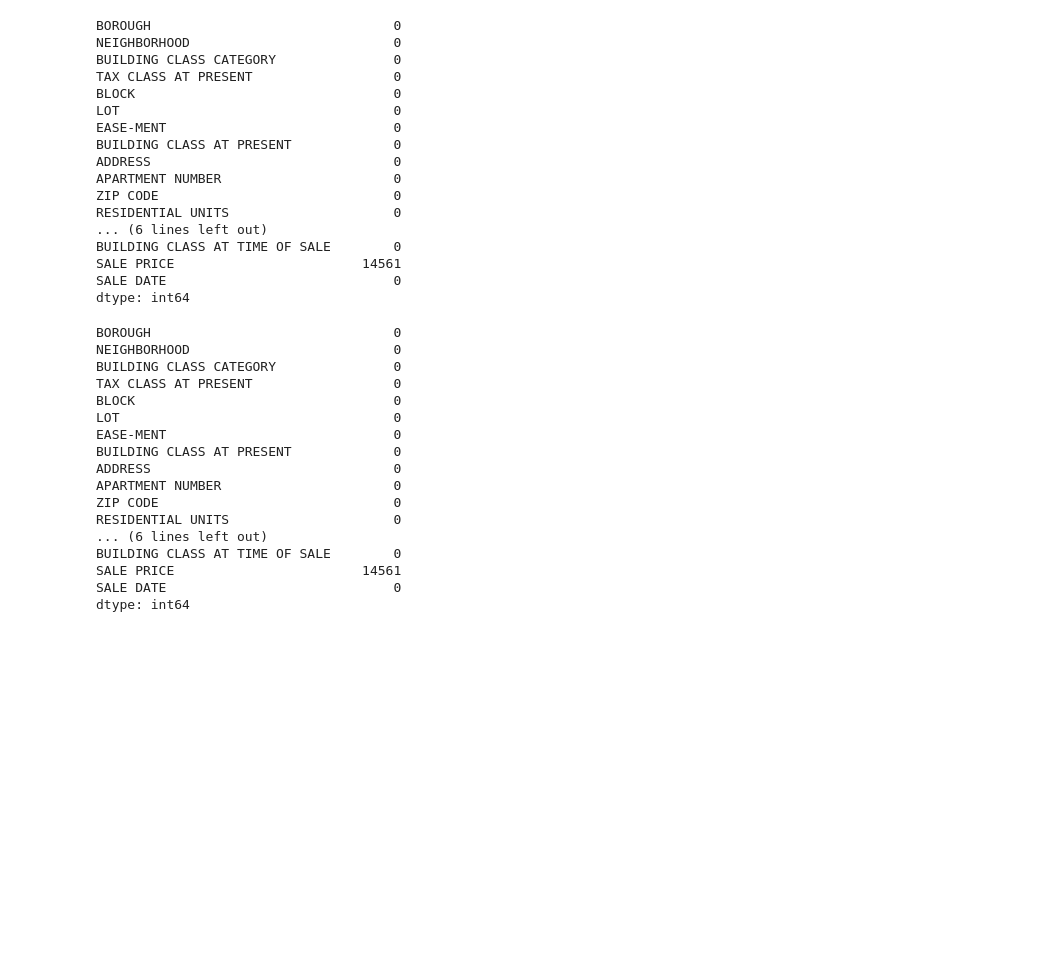
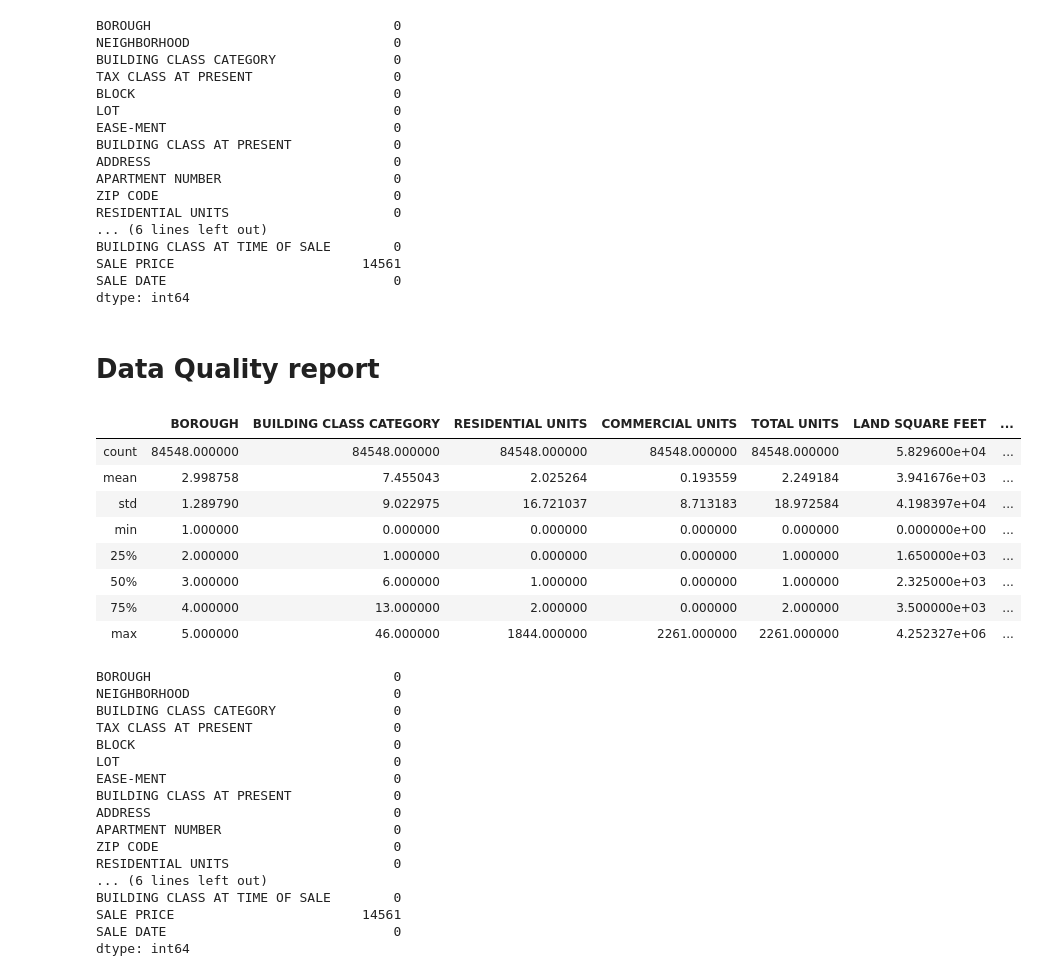
Before and after one commit to dioufism/nyc_project_sales, a Jupyter notebook: nyc-project sales.ipynb, the cells around one changed output. Drawn from its saved outputs; the diff is of its cells as text; code cells hidden in the pictures; blank space fills up the shorter version.

```diff
--- a/nyc-project sales.ipynb
+++ b/nyc-project sales.ipynb
@@ -130,6 +130,20 @@ df['TAX CLASS AT TIME OF SALE'] = df['TAX CLASS AT TIME OF SALE'].astype('catego
 df['TAX CLASS AT PRESENT'] = df['TAX CLASS AT PRESENT'].astype('category')
 df['SALE PRICE'] = pd.to_numeric(df['SALE PRICE'], errors='coerce')
 df['BOROUGH'] = df['BOROUGH'].astype('category')
+# %% [markdown]
+# Data Quality report
+# %%
+df.describe()
+# %% [output]
+|  | BOROUGH | BUILDING CLASS CATEGORY | RESIDENTIAL UNITS | COMMERCIAL UNITS | TOTAL UNITS | LAND SQUARE FEET | ... |
+| count | 84548.000000 | 84548.000000 | 84548.000000 | 84548.000000 | 84548.000000 | 5.829600e+04 | ... |
+| mean | 2.998758 | 7.455043 | 2.025264 | 0.193559 | 2.249184 | 3.941676e+03 | ... |
+| std | 1.289790 | 9.022975 | 16.721037 | 8.713183 | 18.972584 | 4.198397e+04 | ... |
+| min | 1.000000 | 0.000000 | 0.000000 | 0.000000 | 0.000000 | 0.000000e+00 | ... |
+| 25% | 2.000000 | 1.000000 | 0.000000 | 0.000000 | 1.000000 | 1.650000e+03 | ... |
+| 50% | 3.000000 | 6.000000 | 1.000000 | 0.000000 | 1.000000 | 2.325000e+03 | ... |
+| 75% | 4.000000 | 13.000000 | 2.000000 | 0.000000 | 2.000000 | 3.500000e+03 | ... |
+| max | 5.000000 | 46.000000 | 1844.000000 | 2261.000000 | 2261.000000 | 4.252327e+06 | ... |
 # %%
 #missing values are showing for all the attributes now
 #noticing the number of missing values in three of the columns
```
Also changed, not shown: parts of 1 cell of this notebook.
